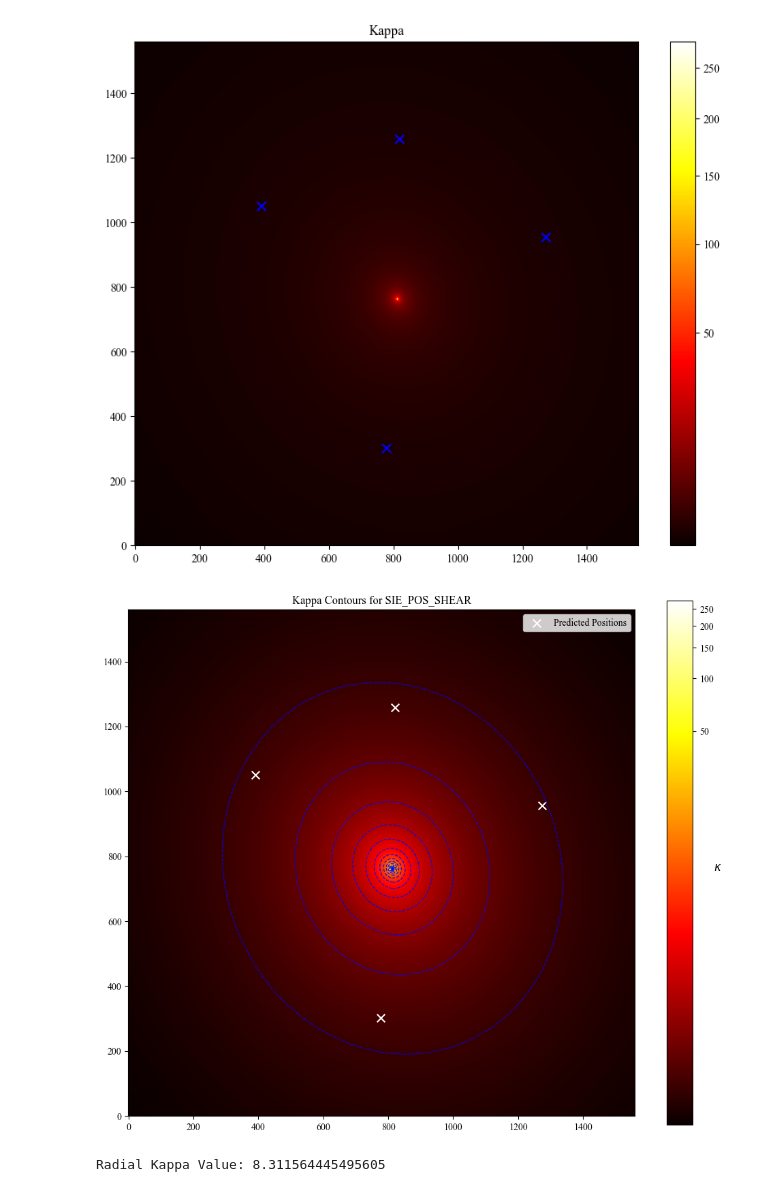
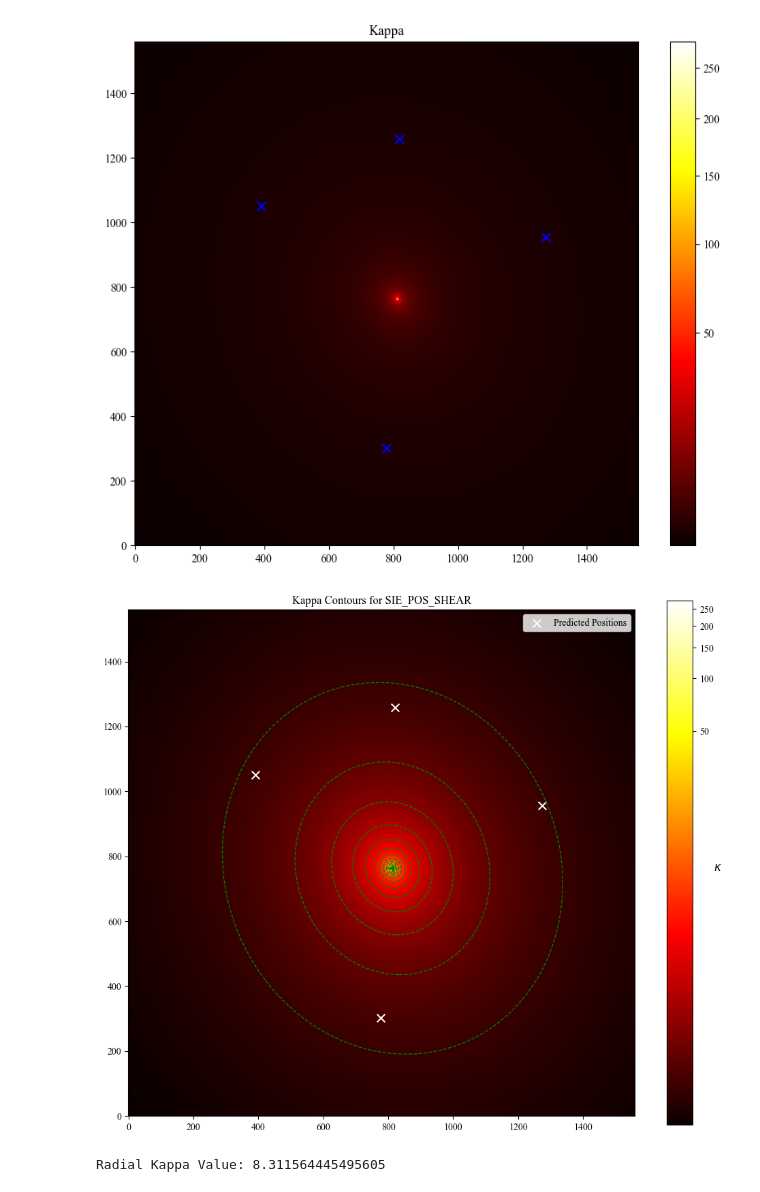
Before and after one commit to romms921/IllustrisTNG-Lens-Modelling, a Jupyter notebook: mass_profile_2.ipynb, the cells around one changed output. Saved outputs shown, nothing was run; the diff lists cells and outputs as text; code cells hidden in the pictures.

```diff
--- a/mass_profile_2.ipynb
+++ b/mass_profile_2.ipynb
@@ -181,30 +181,29 @@ plt.show()
 # %%
 norm = ImageNormalize(kappa, stretch=LogStretch())
 plt.figure(figsize=(12, 10))
 plt.imshow(kappa, cmap='hot', norm=norm)
 plt.gca().invert_yaxis()
 cbar = plt.colorbar(label=r'$\kappa$')
 cbar.set_label(r'$\kappa$', rotation=0, fontsize=12)
 
 # Logarithmic levels for better distribution
 levels = np.logspace(np.log10(kappa.min() + 1e-6), np.log10(kappa.max()), 20)  # Add a small offset to avoid log(0)
 plt.contour(
     kappa,
     levels=levels,
-    colors='blue',
-    linewidths=0.9,
+    colors='green',
+    linewidths=1,
     linestyles='dashed',
-    alpha=0.9,
+    alpha=1,
     extent=[0, kappa.shape[1], 0, kappa.shape[0]],
-    label='Kappa Contours'
 )
 
 plt.scatter(pred['x_plot'], pred['y_plot'], c='white', s=70, label='Predicted Positions', marker='x')
 plt.title('Kappa Contours for ' + model_ver)
 plt.legend()
 plt.show()
 # %% [output]
-[figure, old version]
+[figure, new version]
 # %%
 # Radial Kappa Plot
 def radial_kappa(kappa, center, radius):
```
